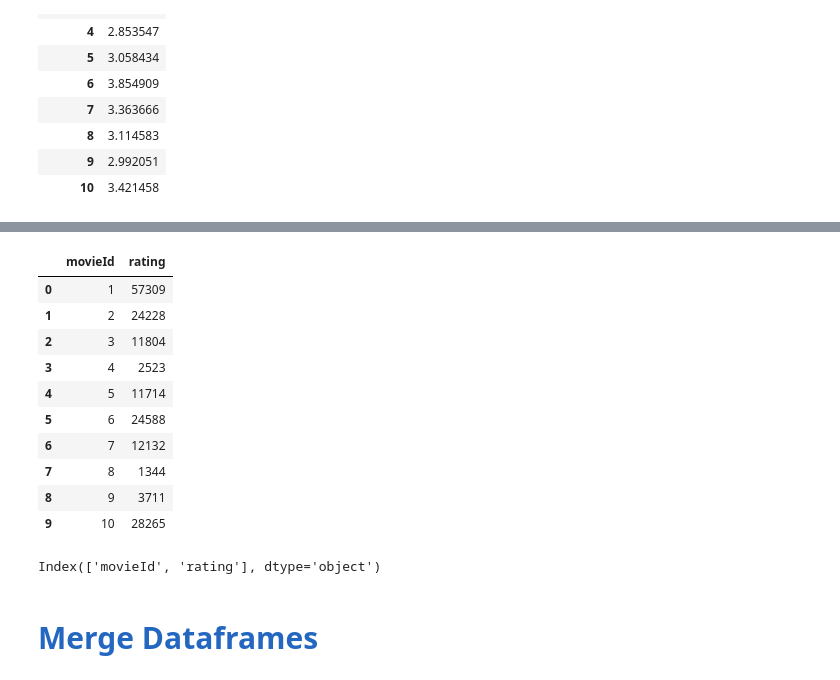
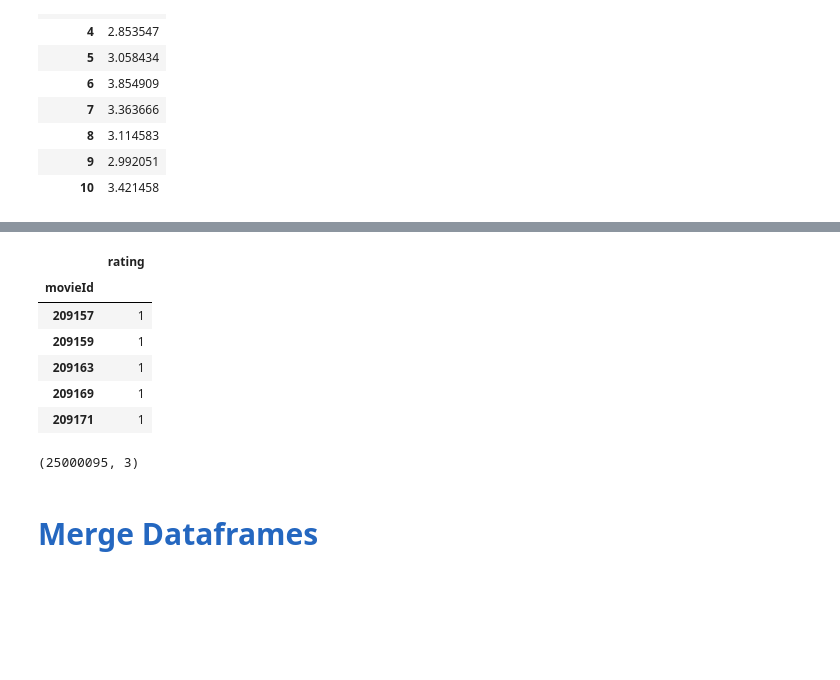
Before and after one commit to AkanchhaChoudhary/UCSanDiegoX-s-Data-Science-MicroMasters, a Jupyter notebook: Python_for_Data_Science/week-4/Introduction to Pandas.ipynb, the cells around one changed output, grey strips where cells are left out. Drawn from its saved outputs; the diff is of its cells as text; code cells hidden in the pictures; blank space fills up the shorter version.

```diff
--- a/Python_for_Data_Science/week-4/Introduction to Pandas.ipynb
+++ b/Python_for_Data_Science/week-4/Introduction to Pandas.ipynb
@@ -806,22 +818,18 @@ Name: 18, dtype: int64
 # %%
-movie_count = ratings[['movieId','rating']].groupby('movieId', as_index=False).count()
-movie_count.head(10)
+movie_count = ratings[['movieId','rating']].groupby('movieId').count()
+movie_count.tail()
 # %% [output]
-|  | movieId | rating |
-| 0 | 1 | 57309 |
-| 1 | 2 | 24228 |
-| 2 | 3 | 11804 |
-| 3 | 4 | 2523 |
-| 4 | 5 | 11714 |
-| 5 | 6 | 24588 |
-| 6 | 7 | 12132 |
-| 7 | 8 | 1344 |
-| 8 | 9 | 3711 |
-| 9 | 10 | 28265 |
+|  | rating |
+| movieId |  |
+| 209157 | 1 |
+| 209159 | 1 |
+| 209163 | 1 |
+| 209169 | 1 |
+| 209171 | 1 |
-# %%
-movie_count.columns
-# %% [output]
-Index(['movieId', 'rating'], dtype='object')
+# %%
+ratings.shape
+# %% [output]
+(25000095, 3)
 # %% [markdown]
 <h1 style="font-size:2em;color:#2467C0">Merge Dataframes</h1>
 # %%
```
Also changed, not shown: parts of 8 cells of this notebook.
